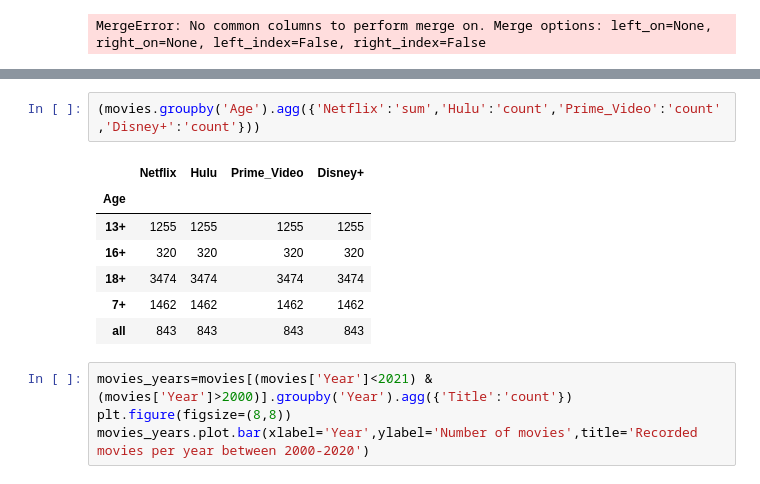
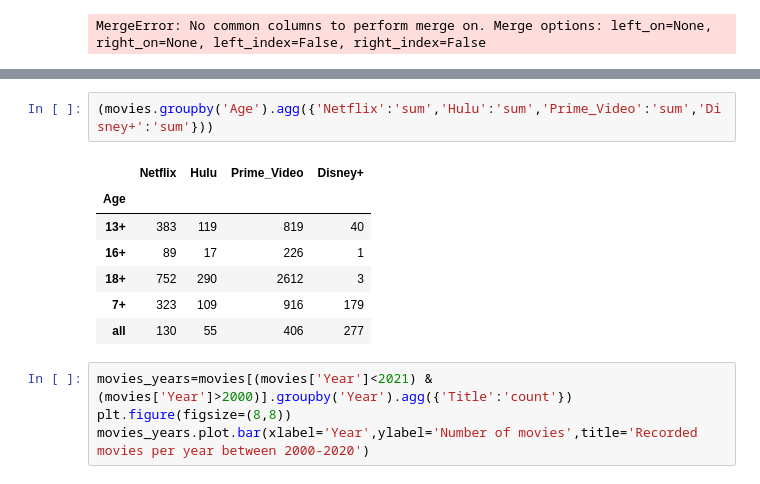
Before and after one commit to silviaherf/apis-project, a Jupyter notebook: src/API_movies.ipynb, the cells around one changed output, grey strips where cells are left out. Drawn from its saved outputs; the diff is of its cells as text.

```diff
--- a/src/API_movies.ipynb
+++ b/src/API_movies.ipynb
@@ -232,15 +232,15 @@ movies.head()
 | 3 | Back to the Future | 1985 | 7+ | 8.5 | 1 | 0 | 0 | 0 | Robert Zemeckis | Adventure,Comedy,Sci-Fi | ... |
 | 4 | The Good, the Bad and the Ugly | 1966 | 18+ | 8.8 | 1 | 0 | 1 | 0 | Sergio Leone | Western | ... |
 # %%
-(movies.groupby('Age').agg({'Netflix':'sum','Hulu':'count','Prime_Video':'count','Disney+':'count'}))
+(movies.groupby('Age').agg({'Netflix':'sum','Hulu':'sum','Prime_Video':'sum','Disney+':'sum'}))
 # %% [output]
 |  | Netflix | Hulu | Prime_Video | Disney+ |
 | Age |  |  |  |  |
-| 13+ | 1255 | 1255 | 1255 | 1255 |
-| 16+ | 320 | 320 | 320 | 320 |
-| 18+ | 3474 | 3474 | 3474 | 3474 |
-| 7+ | 1462 | 1462 | 1462 | 1462 |
-| all | 843 | 843 | 843 | 843 |
+| 13+ | 383 | 119 | 819 | 40 |
+| 16+ | 89 | 17 | 226 | 1 |
+| 18+ | 752 | 290 | 2612 | 3 |
+| 7+ | 323 | 109 | 916 | 179 |
+| all | 130 | 55 | 406 | 277 |
 # %%
 movies_years=movies[(movies['Year']<2021) & (movies['Year']>2000)].groupby('Year').agg({'Title':'count'})
 plt.figure(figsize=(8,8))
```
